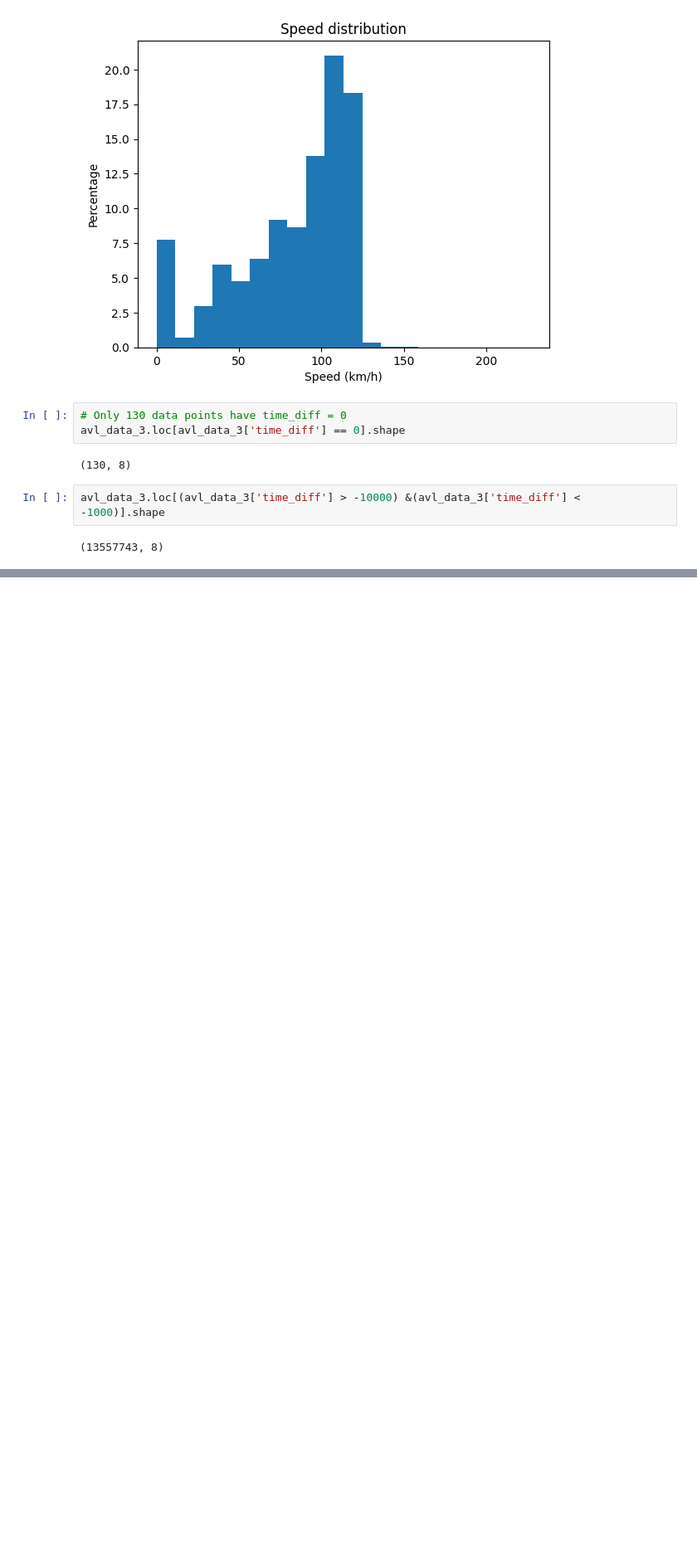
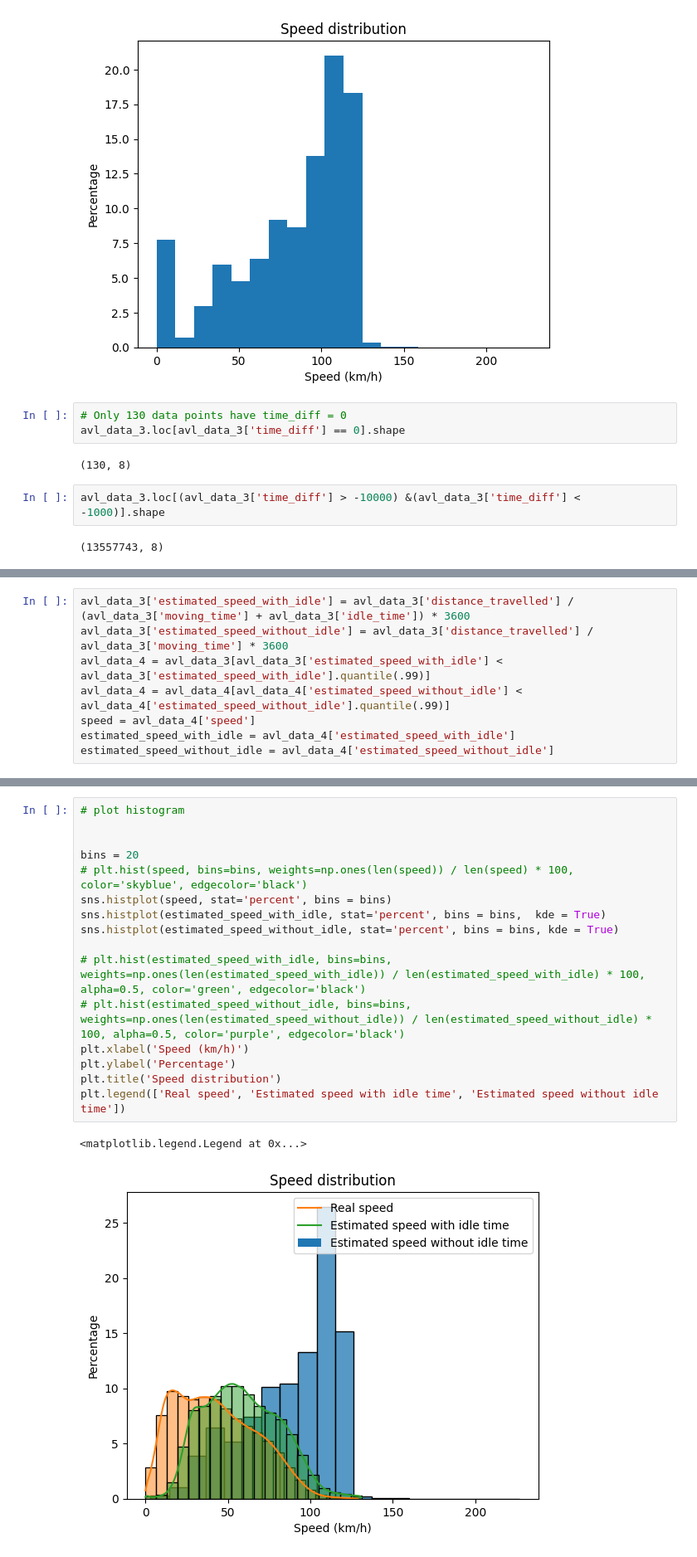
Before and after one commit to AlexWangVT/fleet_modeling, a Jupyter notebook: scripts/AVL_data_explore.ipynb, the cells around one changed output, grey strips where cells are left out. Shown at 83% size. Drawn from its saved outputs; the diff is of its cells as text; blank space fills up the shorter version.

Commit message:
plot speed distribution

```diff
--- a/scripts/AVL_data_explore.ipynb
+++ b/scripts/AVL_data_explore.ipynb
@@ -170,0 +177,8 @@ avl_data_3.loc[(avl_data_3['time_diff'] > -10000) &(avl_data_3['time_diff'] < -1
+# %%
+avl_data_3['estimated_speed_with_idle'] = avl_data_3['distance_travelled'] / (avl_data_3['moving_time'] + avl_data_3['idle_time']) * 3600
+avl_data_3['estimated_speed_without_idle'] = avl_data_3['distance_travelled'] / avl_data_3['moving_time'] * 3600
+avl_data_4 = avl_data_3[avl_data_3['estimated_speed_with_idle'] < avl_data_3['estimated_speed_with_idle'].quantile(.99)]
+avl_data_4 = avl_data_4[avl_data_4['estimated_speed_without_idle'] < avl_data_4['estimated_speed_without_idle'].quantile(.99)]
+speed = avl_data_4['speed']
+estimated_speed_with_idle = avl_data_4['estimated_speed_with_idle']
+estimated_speed_without_idle = avl_data_4['estimated_speed_without_idle']
@@ -170,0 +195,19 @@ avl_data_3.loc[(avl_data_3['time_diff'] > -10000) &(avl_data_3['time_diff'] < -1
+# %%
+# plot histogram
+
+
+bins = 20
+# plt.hist(speed, bins=bins, weights=np.ones(len(speed)) / len(speed) * 100, color='skyblue', edgecolor='black')
+sns.histplot(speed, stat='percent', bins = bins)
+sns.histplot(estimated_speed_with_idle, stat='percent', bins = bins,  kde = True)
+sns.histplot(estimated_speed_without_idle, stat='percent', bins = bins, kde = True)
+
+# plt.hist(estimated_speed_with_idle, bins=bins, weights=np.ones(len(estimated_speed_with_idle)) / len(estimated_speed_with_idle) * 100, alpha=0.5, color='green', edgecolor='black')
+# plt.hist(estimated_speed_without_idle, bins=bins, weights=np.ones(len(estimated_speed_without_idle)) / len(estimated_speed_without_idle) * 100, alpha=0.5, color='purple', edgecolor='black')
+plt.xlabel('Speed (km/h)')
+plt.ylabel('Percentage')
+plt.title('Speed distribution')
+plt.legend(['Real speed', 'Estimated speed with idle time', 'Estimated speed without idle time'])
+# %% [output]
+<matplotlib.legend.Legend at 0x...>
+[figure, added]
```
Also changed, not shown: parts of 5 cells of this notebook.
